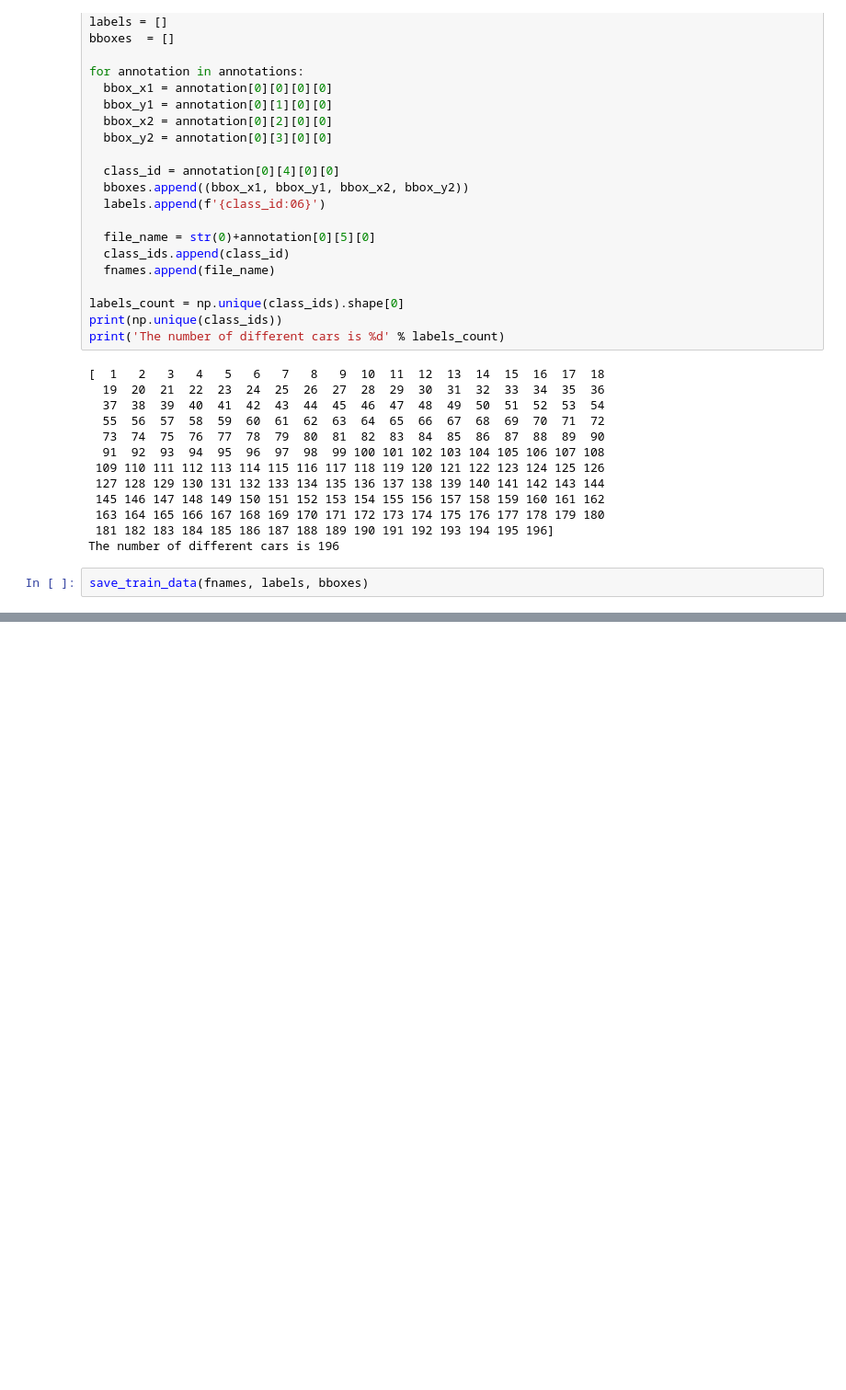
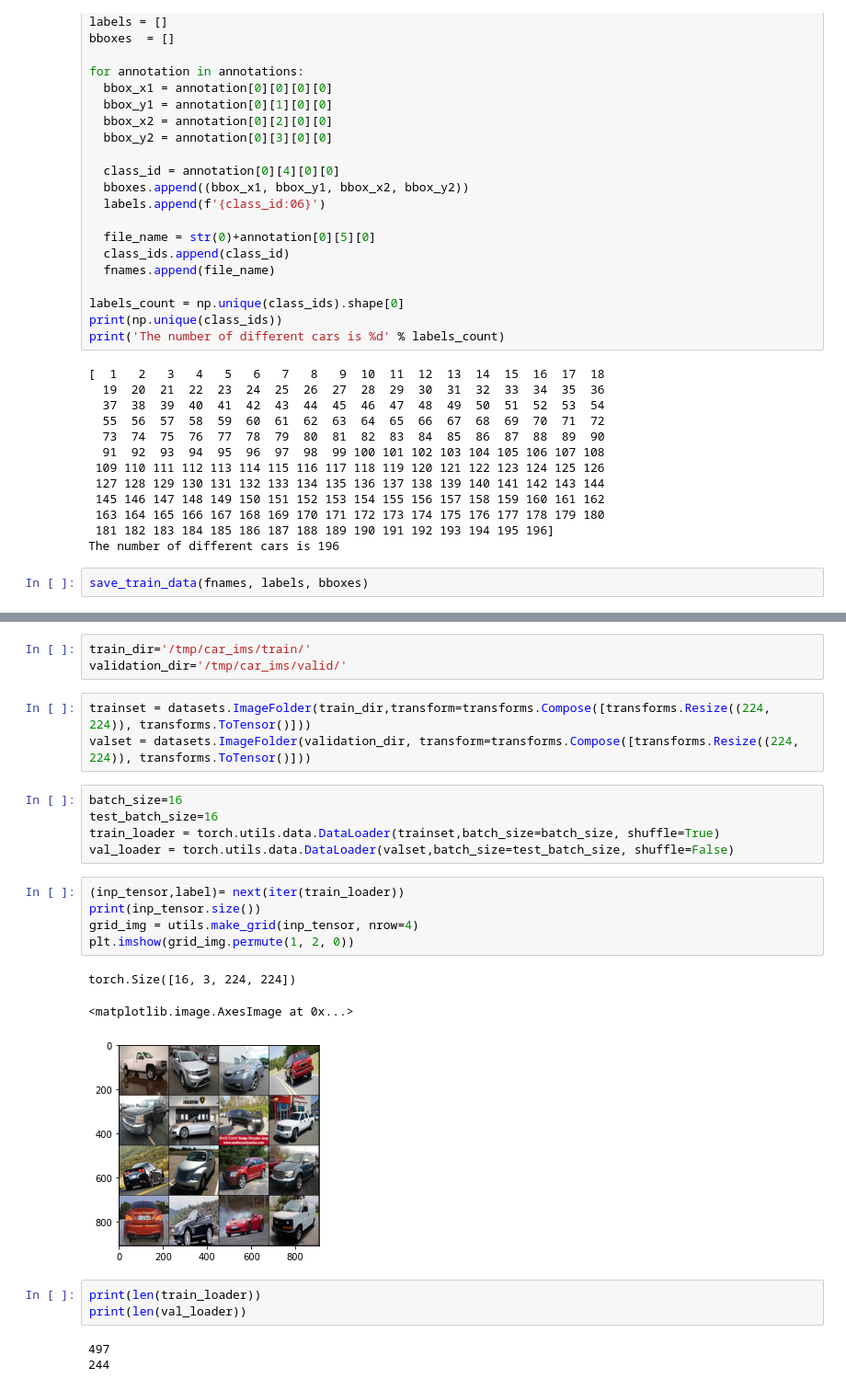
Before and after one commit to huaijiangzhu/SummerML, a Jupyter notebook: day9/car.ipynb, the cells around one changed output, grey strips where cells are left out. Shown at 92% size. Drawn from its saved outputs; the diff is of its cells as text; blank space fills up the shorter version.

Commit message:
updated car dataset notebook

```diff
--- a/day9/car.ipynb
+++ b/day9/car.ipynb
@@ -150,0 +155,26 @@ print(glob.glob("/tmp/car_ims/valid/*"))
+# %%
+train_dir='/tmp/car_ims/train/'
+validation_dir='/tmp/car_ims/valid/'
+# %%
+trainset = datasets.ImageFolder(train_dir,transform=transforms.Compose([transforms.Resize((224, 224)), transforms.ToTensor()]))
+valset = datasets.ImageFolder(validation_dir, transform=transforms.Compose([transforms.Resize((224, 224)), transforms.ToTensor()]))
+# %%
+batch_size=16
+test_batch_size=16
+train_loader = torch.utils.data.DataLoader(trainset,batch_size=batch_size, shuffle=True)
+val_loader = torch.utils.data.DataLoader(valset,batch_size=test_batch_size, shuffle=False)
+# %%
+(inp_tensor,label)= next(iter(train_loader))
+print(inp_tensor.size())
+grid_img = utils.make_grid(inp_tensor, nrow=4)
+plt.imshow(grid_img.permute(1, 2, 0))
+# %% [output]
+torch.Size([16, 3, 224, 224])
+<matplotlib.image.AxesImage at 0x...>
+[figure, added]
+# %%
+print(len(train_loader))
+print(len(val_loader))
+# %% [output]
+497
+244
```
Also changed, not shown: parts of 3 cells of this notebook.
